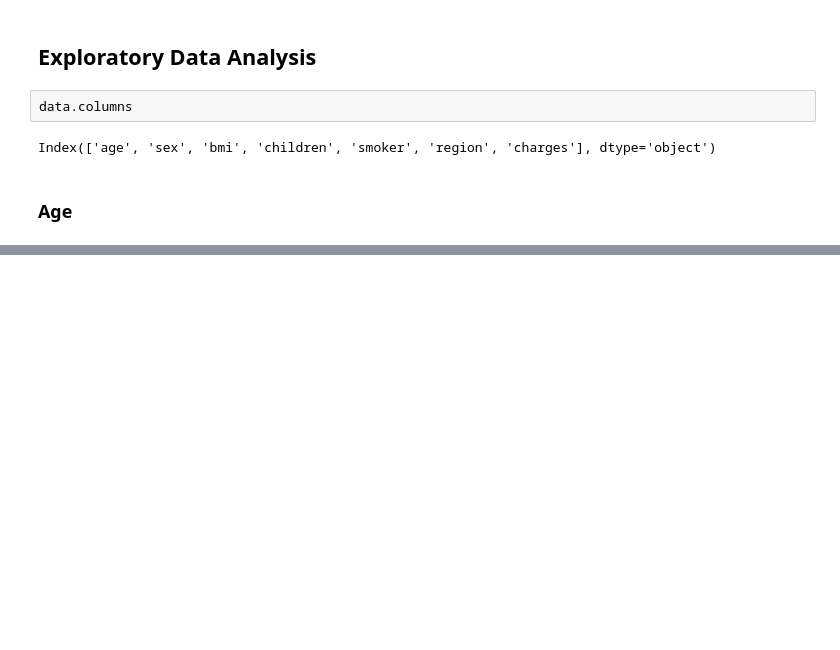
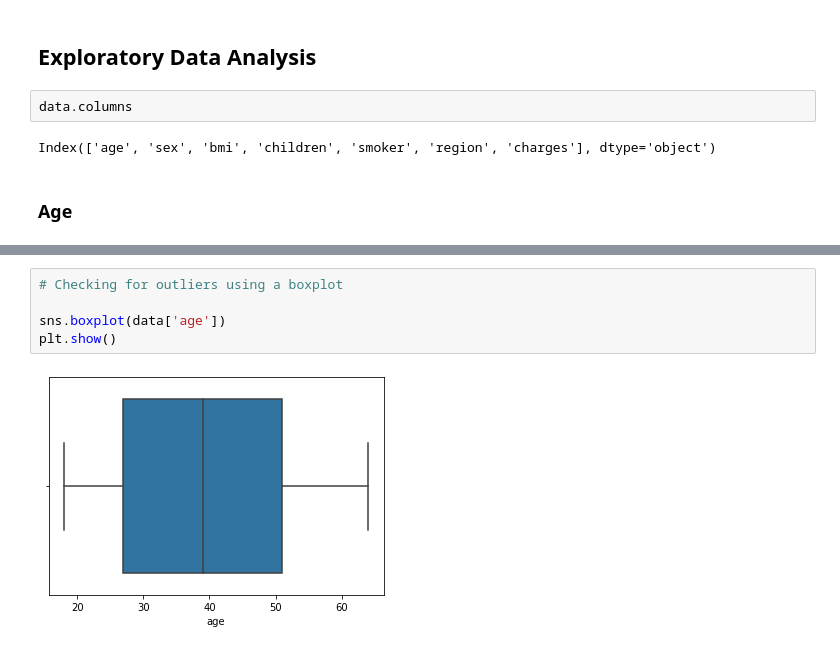
Before and after one commit to Thomas4Daniel/medical-insurance-cost-analysis, a Jupyter notebook: project.ipynb, the cells around one changed output, grey strips where cells are left out. Drawn from its saved outputs; the diff is of its cells as text; blank space fills up the shorter version.

```diff
--- a/project.ipynb
+++ b/project.ipynb
@@ -85 +106,8 @@ Index(['age', 'sex', 'bmi', 'children', 'smoker', 'region', 'charges'], dtype='o
+# %%
+# Checking for outliers using a boxplot
+
+sns.boxplot(data['age'])
+plt.show()
+# %% [output]
+[figure, added]
 # %%
```
Also changed, not shown: parts of 23 cells of this notebook.
